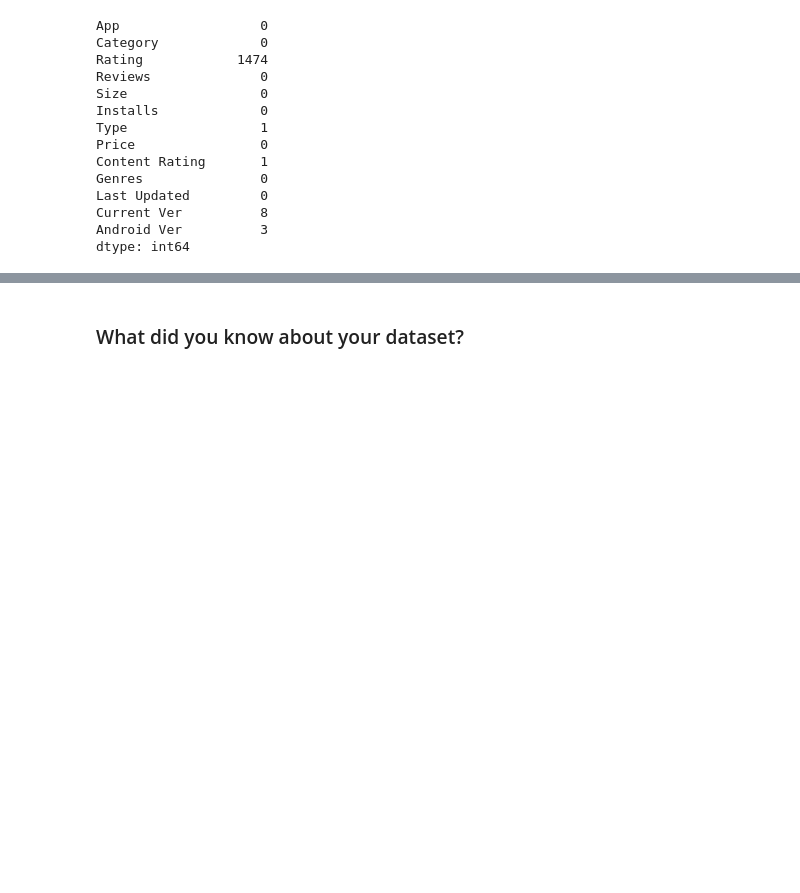
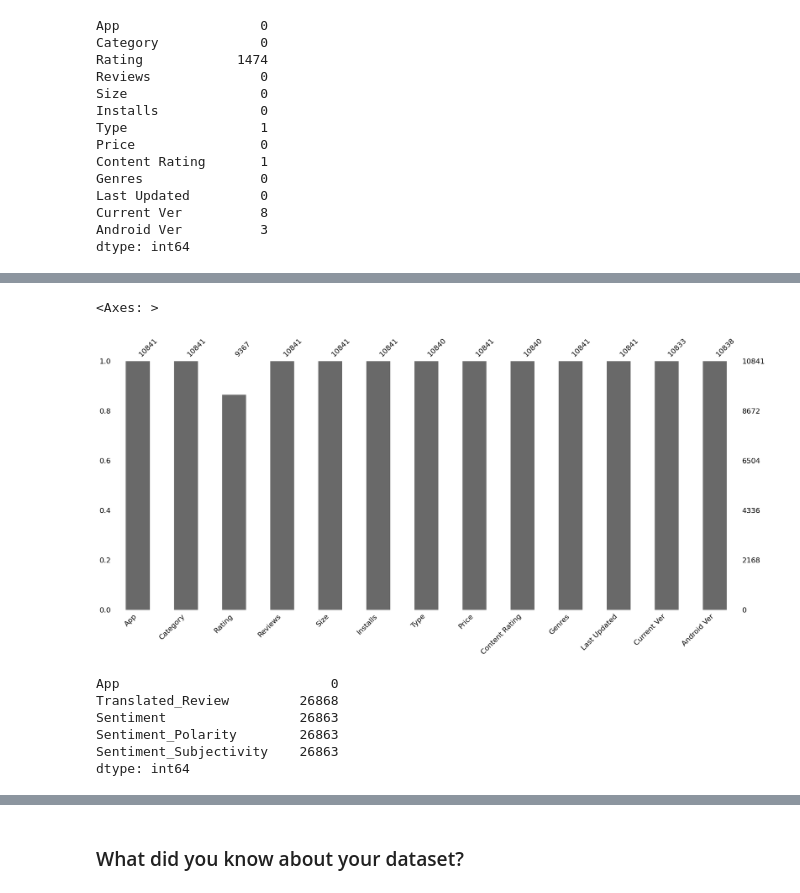
Before and after one commit to ShariqZahid/Szahid, a Jupyter notebook: My_EDA_Project.ipynb, the cells around one changed output, grey strips where cells are left out. Drawn from its saved outputs; the diff is of its cells as text; code cells hidden in the pictures; blank space fills up the shorter version.

```diff
--- a/My_EDA_Project.ipynb
+++ b/My_EDA_Project.ipynb
@@ -238,0 +226,15 @@ ps_df[ps_df['Rating']==ps_df['Rating'].max()]
+# %%
+# Visualizing the missing values
+msno.bar(ps_df)
+# %% [output]
+<Axes: >
+[figure, added]
+# %%
+ur_df.isnull().sum()
+# %% [output]
+App                           0
+Translated_Review         26868
+Sentiment                 26863
+Sentiment_Polarity        26863
+Sentiment_Subjectivity    26863
+dtype: int64
```
Also changed, not shown: parts of 33 cells of this notebook.
